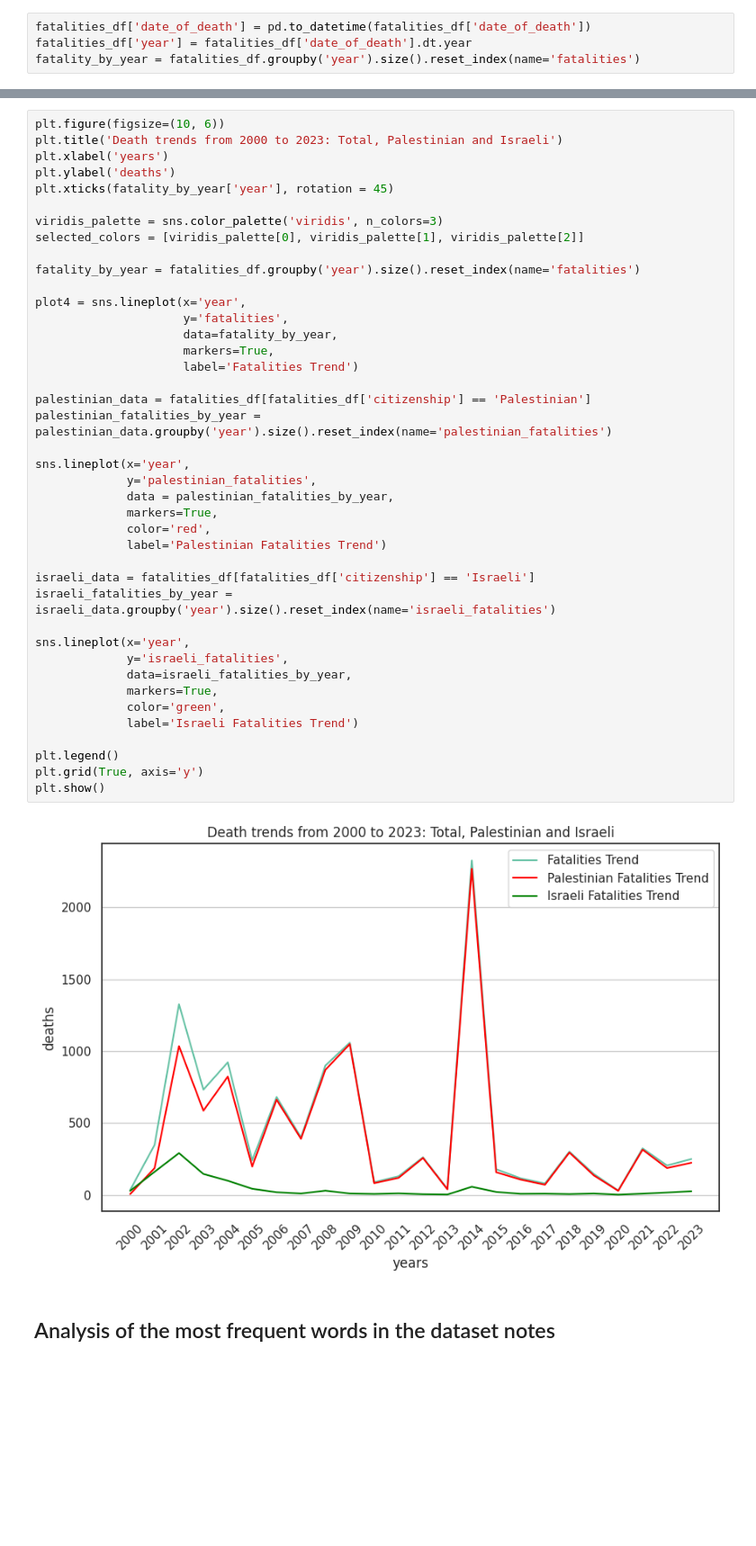
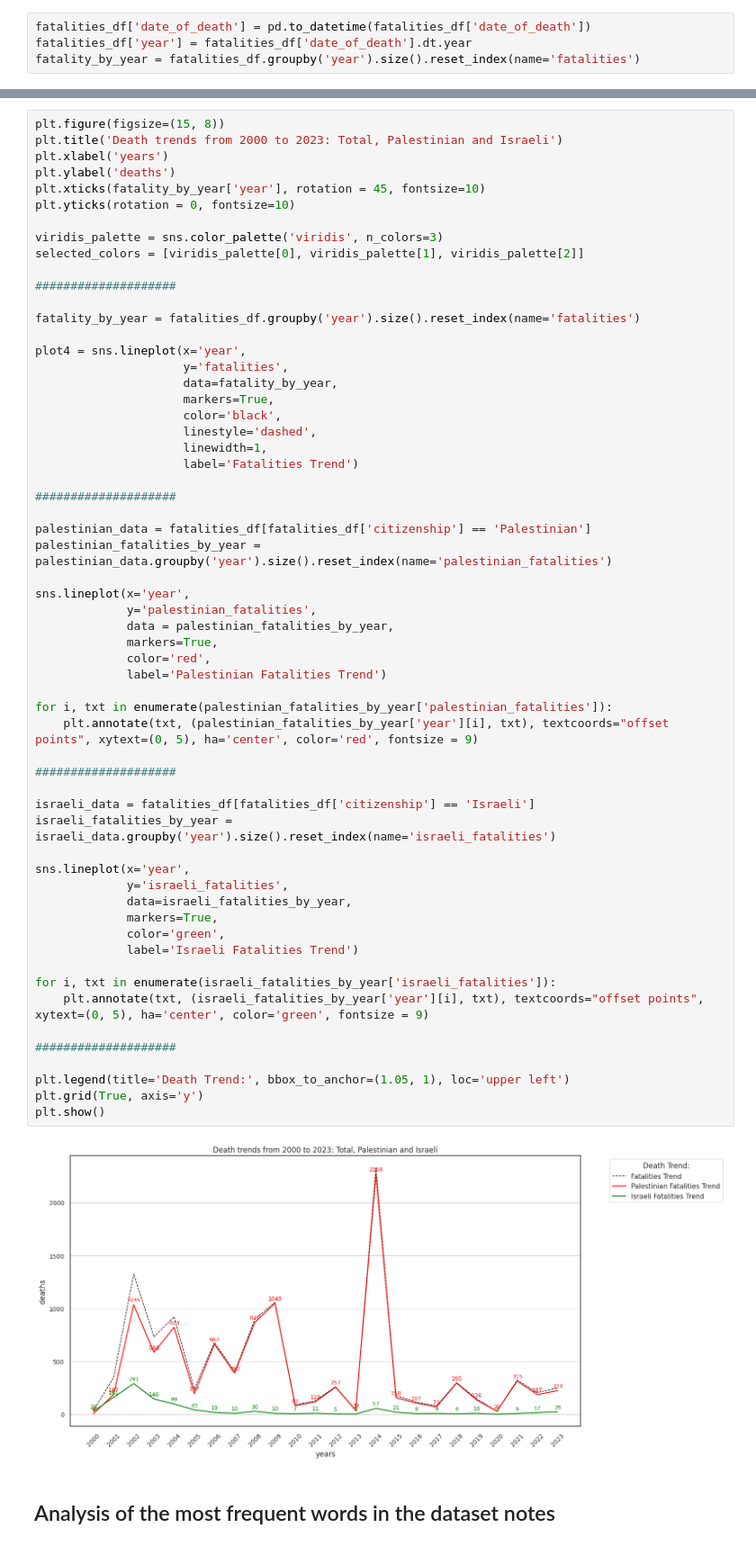
Before and after one commit to exdsgift/IPC-MideastAnalytics, a Jupyter notebook: Fatalities_Project.ipynb, the cells around one changed output, grey strips where cells are left out. Shown at 90% size. Saved outputs shown, nothing was run; the diff lists cells and outputs as text; blank space fills up the shorter version.

```diff
--- a/Fatalities_Project.ipynb
+++ b/Fatalities_Project.ipynb
@@ -397,46 +499,64 @@ plt.show()
 # %%
-plt.figure(figsize=(10, 6))
+plt.figure(figsize=(15, 8))
 plt.title('Death trends from 2000 to 2023: Total, Palestinian and Israeli')
 plt.xlabel('years')
 plt.ylabel('deaths')
-plt.xticks(fatality_by_year['year'], rotation = 45)
+plt.xticks(fatality_by_year['year'], rotation = 45, fontsize=10)
+plt.yticks(rotation = 0, fontsize=10)
 
 viridis_palette = sns.color_palette('viridis', n_colors=3)
 selected_colors = [viridis_palette[0], viridis_palette[1], viridis_palette[2]]
+
+####################
 
 fatality_by_year = fatalities_df.groupby('year').size().reset_index(name='fatalities')
 
 plot4 = sns.lineplot(x='year',
                      y='fatalities',
                      data=fatality_by_year,
                      markers=True,
+                     color='black',
+                     linestyle='dashed',
+                     linewidth=1,
                      label='Fatalities Trend')
+
+####################
 
 palestinian_data = fatalities_df[fatalities_df['citizenship'] == 'Palestinian']
 palestinian_fatalities_by_year = palestinian_data.groupby('year').size().reset_index(name='palestinian_fatalities')
 
 sns.lineplot(x='year',
              y='palestinian_fatalities',
              data = palestinian_fatalities_by_year,
              markers=True,
              color='red',
              label='Palestinian Fatalities Trend')
 
+for i, txt in enumerate(palestinian_fatalities_by_year['palestinian_fatalities']):
+    plt.annotate(txt, (palestinian_fatalities_by_year['year'][i], txt), textcoords="offset points", xytext=(0, 5), ha='center', color='red', fontsize = 9)
+
+####################
+
 israeli_data = fatalities_df[fatalities_df['citizenship'] == 'Israeli']
 israeli_fatalities_by_year = israeli_data.groupby('year').size().reset_index(name='israeli_fatalities')
 
 sns.lineplot(x='year',
              y='israeli_fatalities',
              data=israeli_fatalities_by_year,
              markers=True,
              color='green',
              label='Israeli Fatalities Trend')
 
-plt.legend()
+for i, txt in enumerate(israeli_fatalities_by_year['israeli_fatalities']):
+    plt.annotate(txt, (israeli_fatalities_by_year['year'][i], txt), textcoords="offset points", xytext=(0, 5), ha='center', color='green', fontsize = 9)
+
+####################
+
+plt.legend(title='Death Trend:', bbox_to_anchor=(1.05, 1), loc='upper left')
 plt.grid(True, axis='y')
 plt.show()
 # %% [output]
-[figure, old version]
+[figure, new version]
 # %% [markdown]
 ## Analysis of the most frequent words in the dataset notes
 # %%
```
Also changed, not shown: parts of 22 cells of this notebook.
